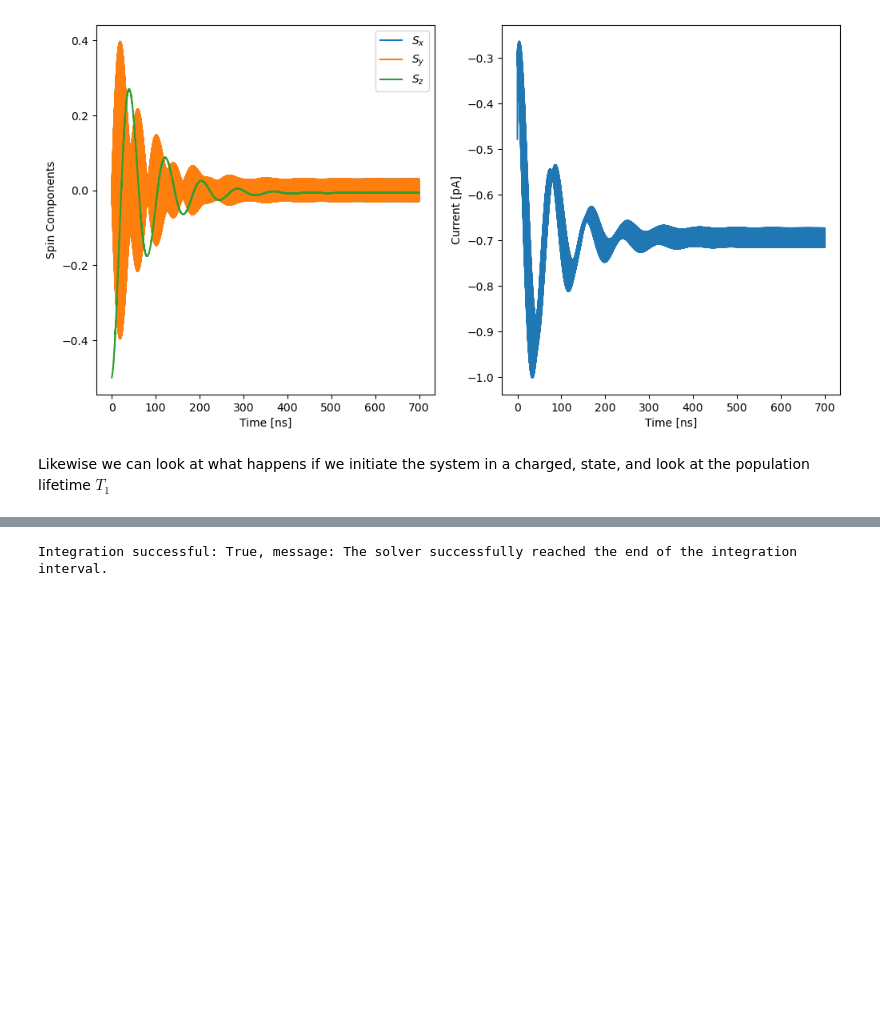
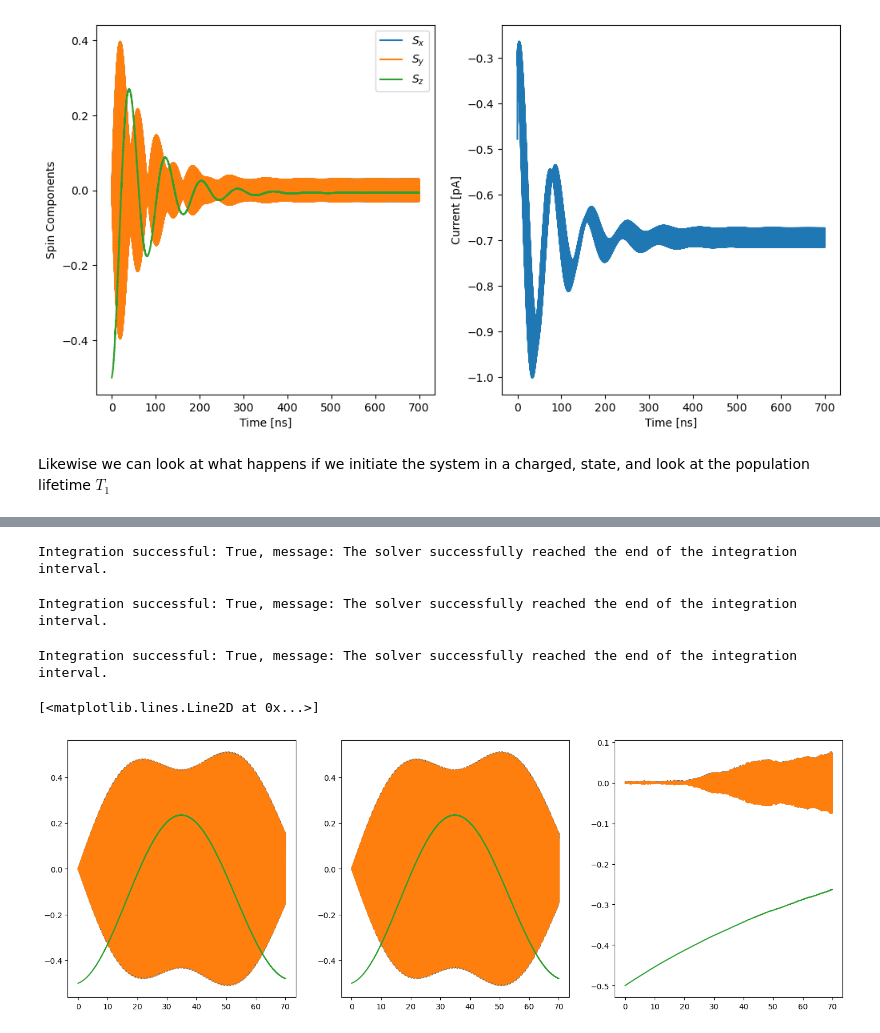
Before and after one commit to matysek00/PyESRSTM, a Jupyter notebook: Tutorial/03-Time-propagation.ipynb, the cells around one changed output, grey strips where cells are left out. Cells and saved outputs as stored; diff of their text form; code cells hidden in the pictures; blank space fills up the shorter version.

```diff
--- a/Tutorial/03-Time-propagation.ipynb
+++ b/Tutorial/03-Time-propagation.ipynb
@@ -134 +156,10 @@ np.float64(2.1213432378676597e-16)
+# %%
+# for adrinving the frequncy most be an array now, and we only care about the the 0th fourier component of GL
+time_A, rhot_A = PyESRSTM.propagate_density(GL[:,:,:,:,1:2], GR, dot.Delta, rho0, 70, frequency=np.array([freq]), adrive=np.array([2*A]), kwargs=kwargs)
+# %% [output]
+Integration successful: True, message: The solver successfully reached the end of the integration interval.
+# %%
+time_four, rhot_four = PyESRSTM.propagate_density(GL, GR, dot.Delta, rho0, 70, frequency=freq, kwargs=kwargs)
+# %% [output]
+Integration successful: True, message: The solver successfully reached the end of the integration interval.
 # %%
@@ -141,5 +176,36 @@ time, rhot = PyESRSTM.propagate_density(GL[:,:,:,:,1:2]*(1.25), GR, dot.Delta, r
 # %% [output]
 Integration successful: True, message: The solver successfully reached the end of the integration interval.
+# %%
+fig, ax = plt.subplots(1,3 , figsize=(18,6))
+ax = ax.flatten()
+
+Sx_four = 1/2*np.real(rhot_four[:, 0, 1] + rhot_four[:, 1, 0])
+Sy_four = 1/2*np.real(1j*(rhot_four[:, 0,1] - rhot_four[:, 1,0]))
+Sz_four = 1/2*np.real(rhot_four[:,1, 1] - rhot_four[:,0, 0])
+
+ax[0].plot(time_four, Sx_four, label=r'$S_x$')
+ax[0].plot(time_four, Sy_four, label=r'$S_y$')
+ax[0].plot(time_four, Sz_four, label=r'$S_z$')
+
+Sx_A = 1/2*np.real(rhot_A[:, 0, 1] + rhot_A[:, 1, 0])
+Sy_A = 1/2*np.real(1j*(rhot_A[:, 0,1] - rhot_A[:, 1,0]))
+Sz_A = 1/2*np.real(rhot_A[:,1, 1] - rhot_A[:,0, 0])
+
+ax[1].plot(time_A, Sx_A, label=r'$S_x$')
+ax[1].plot(time_A, Sy_A, label=r'$S_y$')
+ax[1].plot(time_A, Sz_A, label=r'$S_z$')
+
+
+Sx_hand = 1/2*np.real(rhot_hand[:, 0, 1] + rhot_hand[:, 1, 0])
+Sy_hand = 1/2*np.real(1j*(rhot_hand[:, 0,1] - rhot_hand[:, 1,0]))
+Sz_hand = 1/2*np.real(rhot_hand[:,1, 1] - rhot_hand[:,0, 0])
+
+ax[2].plot(time_hand, Sx_hand, label=r'$S_x$')
+ax[2].plot(time_hand, Sy_hand, label=r'$S_y$')
+ax[2].plot(time_hand, Sz_hand, label=r'$S_z$')
+# %% [output]
+[<matplotlib.lines.Line2D at 0x...>]
+[figure, added]
 # %%
 fig, ax = plt.subplots(1,2 , figsize=(12,6))
 ax = ax.flatten()
```
Also changed, not shown: parts of 9 cells of this notebook.
